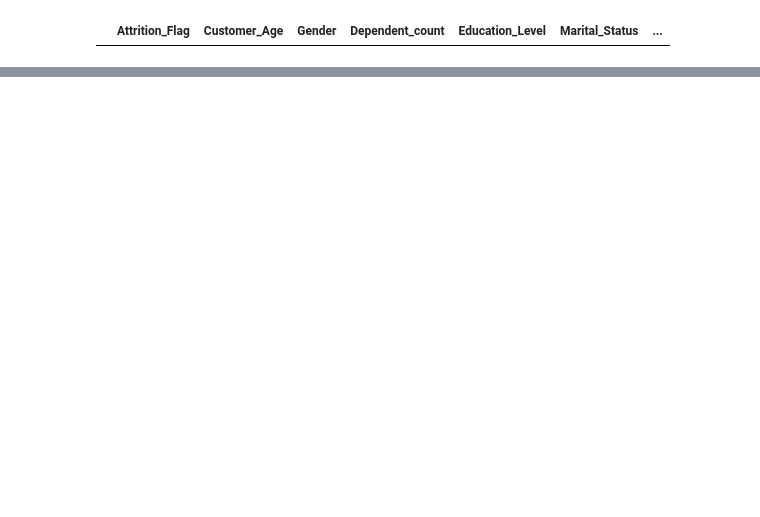
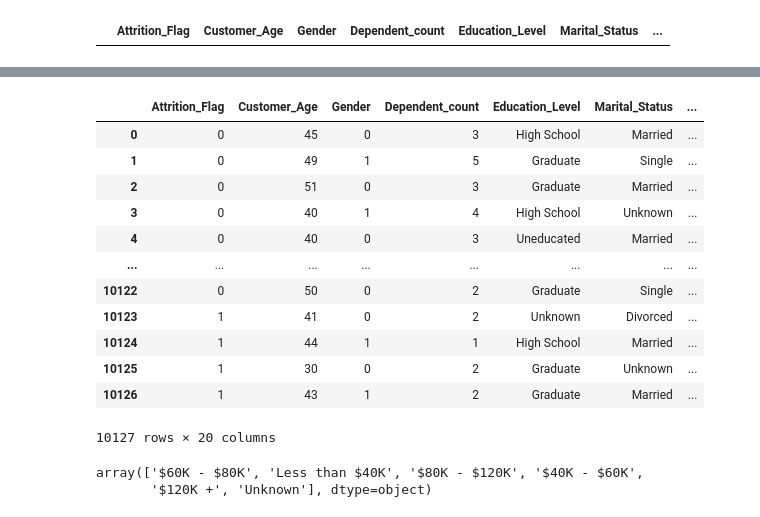
Before and after one commit to vitrykus55/Credit-Card-customers, a Jupyter notebook: src/data/imports.ipynb, the cells around one changed output, grey strips where cells are left out. Saved outputs shown, nothing was run; the diff lists cells and outputs as text; code cells hidden in the pictures; blank space fills up the shorter version.

```diff
--- a/src/data/imports.ipynb
+++ b/src/data/imports.ipynb
@@ -63,0 +94,21 @@ null_data
+# %%
+gender_map = {
+    'M' : 0,
+    'F' : 1
+}
+df_cleaned['Gender'] = df_cleaned['Gender'].map(gender_map)
+df_cleaned
+# %% [output]
+|  | Attrition_Flag | Customer_Age | Gender | Dependent_count | Education_Level | Marital_Status | ... |
+| 0 | 0 | 45 | 0 | 3 | High School | Married | ... |
+| 1 | 0 | 49 | 1 | 5 | Graduate | Single | ... |
+| 2 | 0 | 51 | 0 | 3 | Graduate | Married | ... |
+| 3 | 0 | 40 | 1 | 4 | High School | Unknown | ... |
+| 4 | 0 | 40 | 0 | 3 | Uneducated | Married | ... |
+| ... | ... | ... | ... | ... | ... | ... | ... |
+| 10122 | 0 | 50 | 0 | 2 | Graduate | Single | ... |
+| 10123 | 1 | 41 | 0 | 2 | Unknown | Divorced | ... |
+| 10124 | 1 | 44 | 1 | 1 | High School | Married | ... |
+| 10125 | 1 | 30 | 0 | 2 | Graduate | Unknown | ... |
+| 10126 | 1 | 43 | 1 | 2 | Graduate | Married | ... |
+10127 rows × 20 columns
@@ -64,3 +117,22 @@ null_data
+# %%
+ohe = OneHotEncoder(handle_unknown='ignore', sparse_output=False)
+
+X_edu = ohe.fit_transform(df_cleaned[['Education_Level']])
+edu_cols = ohe.get_feature_names_out(['Education_Level'])
+
+X_ms = ohe.fit_transform(df_cleaned[['Marital_Status']])
+ms_cols = ohe.get_feature_names_out(['Marital_Status'])
+
+df_edu = pd.DataFrame(X_edu, columns=edu_cols, index=df_cleaned.index)
+df_ms = pd.DataFrame(X_ms, columns=ms_cols, index=df_cleaned.index)
+
+df_ready = pd.concat([df_cleaned.drop(columns=['Education_Level']), df_edu], axis=1)
+df_ready = pd.concat([df_ready.drop(columns=['Marital_Status']), df_edu], axis=1)
+
+df_ready['Income_Category'].unique()
+# %% [output]
+array(['$60K - $80K', 'Less than $40K', '$80K - $120K', '$40K - $60K',
+       '$120K +', 'Unknown'], dtype=object)
 # %%
 trdata, tedata = train_test_split(df_cleaned,test_size=0.3,random_state=37)
 # %%
```
Also changed, not shown: parts of 7 cells of this notebook.
